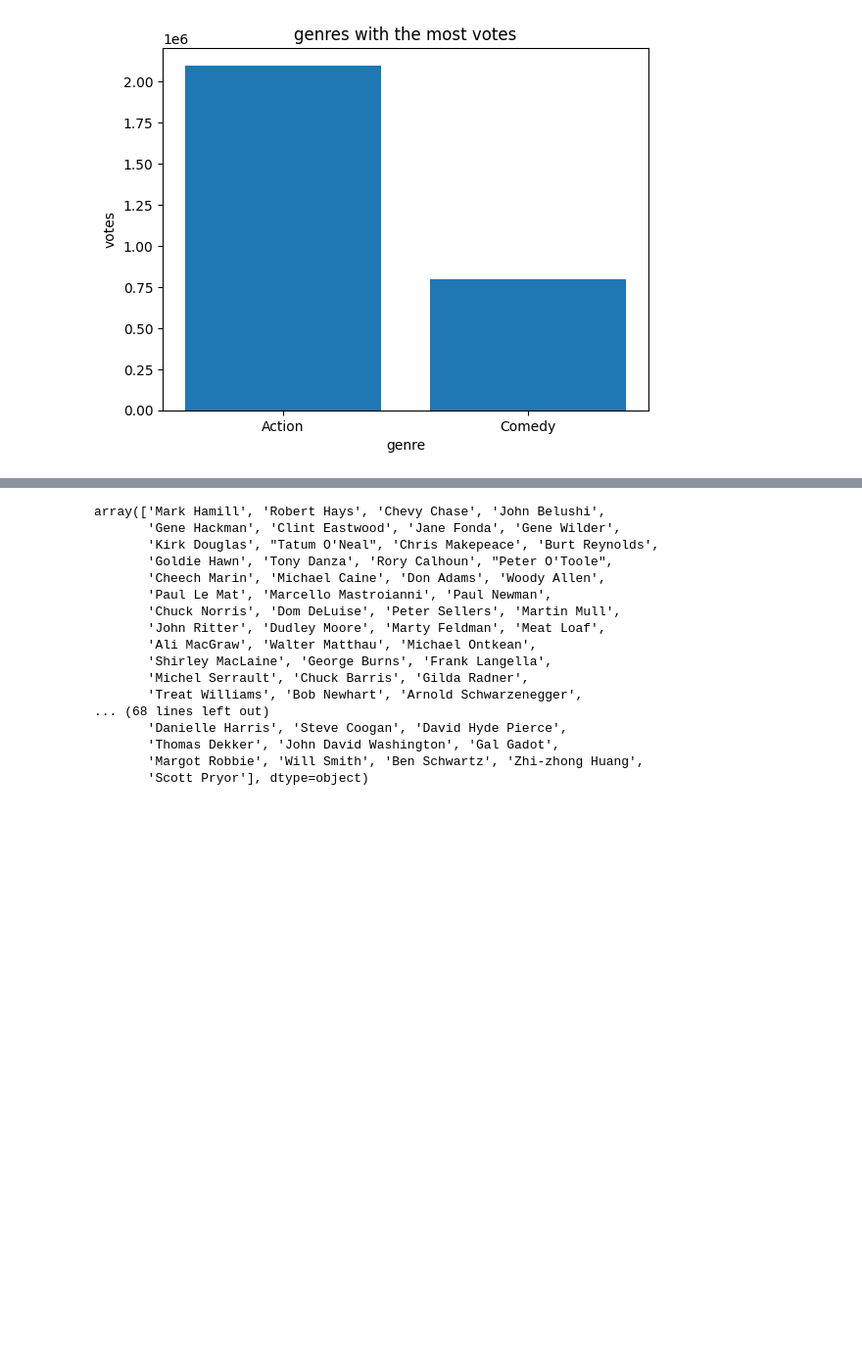
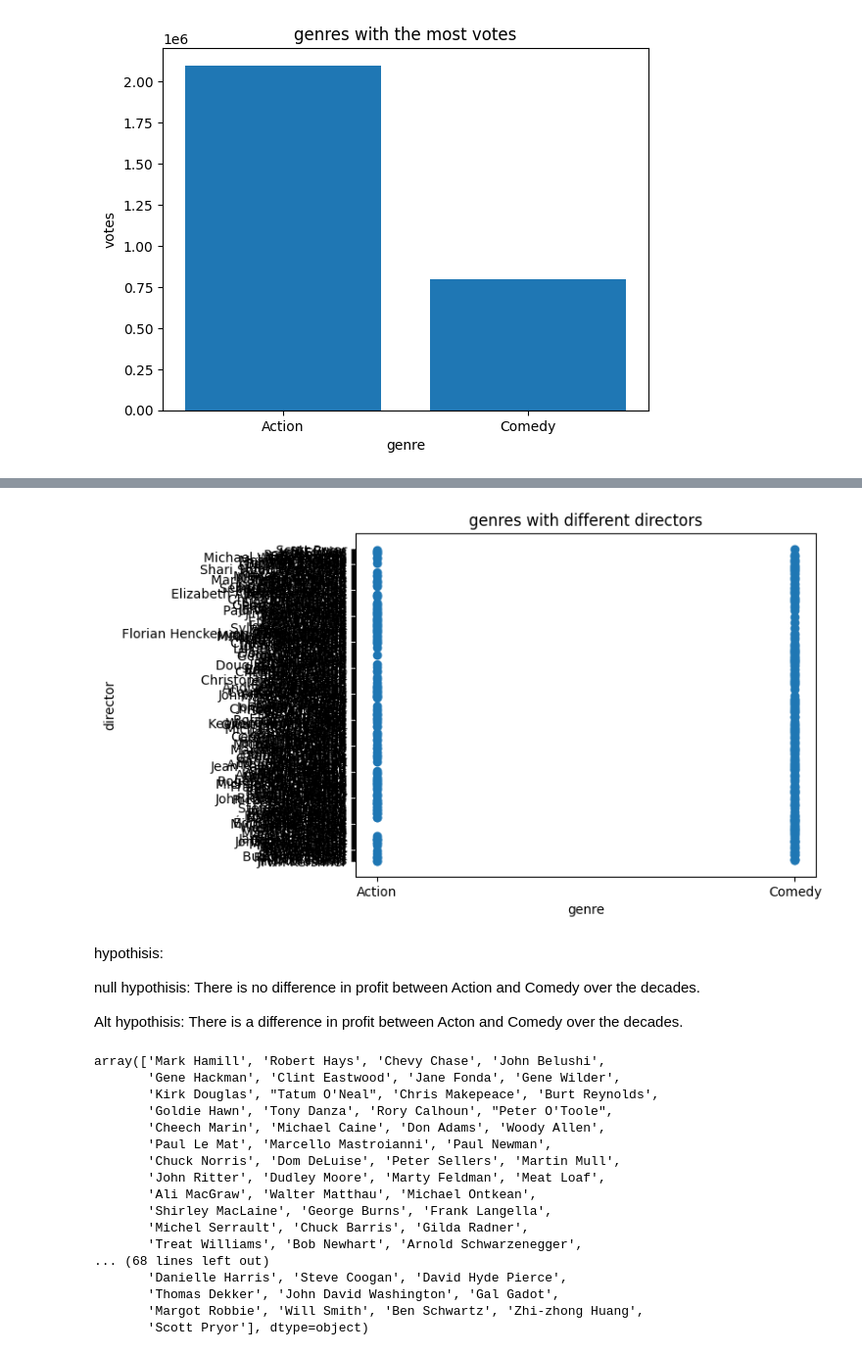
Before and after one commit to Kaidense2026/Pop_culture-, a Jupyter notebook: Pop_Culture_research_project.ipynb, the cells around one changed output, grey strips where cells are left out. Shown at 98% size. Drawn from its saved outputs; the diff is of its cells as text; code cells hidden in the pictures; blank space fills up the shorter version.

```diff
--- a/Pop_Culture_research_project.ipynb
+++ b/Pop_Culture_research_project.ipynb
@@ -590,3 +601,20 @@ plt.show()
+# %%
+x = refiltered_movies['genre']
+y = refiltered_movies['director']
+plt.scatter(x, y)
+plt.title('genres with different directors')
+plt.xlabel('genre')
+plt.ylabel('director')
+
+plt.show()
+# %% [output]
+[figure, added]
+# %% [markdown]
+hypothisis:
+
+null hypothisis: There is no difference in profit between Action and Comedy over the decades.
+
+Alt hypothisis: There is a difference in profit between Acton and Comedy over the decades.
 # %%
 refiltered_movies['star'].unique()
 # %% [output]
```
Also changed, not shown: parts of 1 cell of this notebook.
